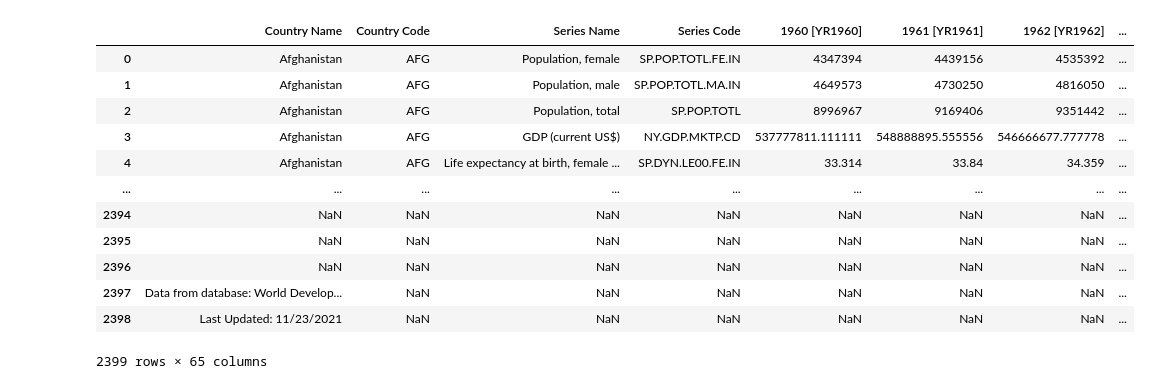
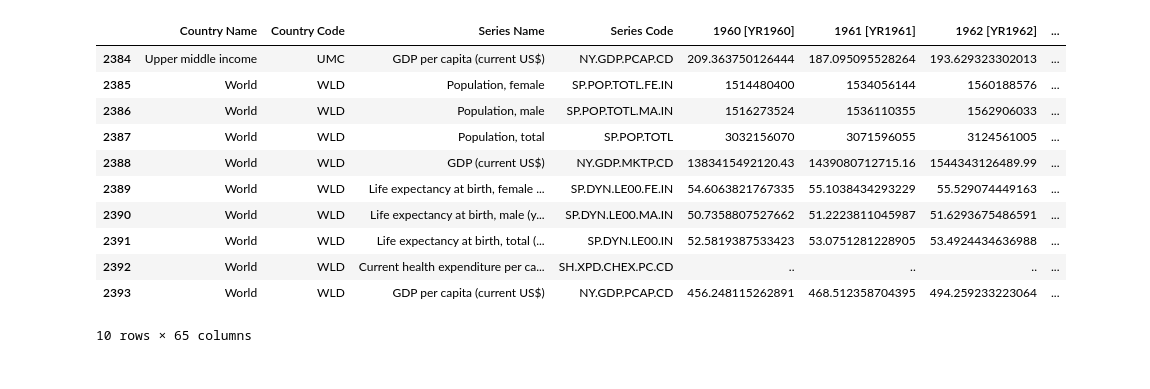
Before and after one commit to endjin/Endjin.RecommendedPractices.AzureDevopsPipelines.Python, a Jupyter notebook: worldbank_data.ipynb, the cells around one changed output. Drawn from its saved outputs; the diff is of its cells as text; code cells hidden in the pictures.

```diff
--- a/worldbank_data.ipynb
+++ b/worldbank_data.ipynb
@@ -7,22 +7,21 @@ from worldbank_data import DataWrangler
 # %%
 data_wrangler = DataWrangler()
 source_spreadsheet = '68fd98a4-a721-4a4b-ba8b-4fa738699aa2_Data.csv'
 df = data_wrangler.load_raw_data_from_excel(source_spreadsheet)
-df
+df.tail(10)
 # %% [output]
 |  | Country Name | Country Code | Series Name | Series Code | 1960 [YR1960] | 1961 [YR1961] | 1962 [YR1962] | ... |
-| 0 | Afghanistan | AFG | Population, female | SP.POP.TOTL.FE.IN | 4347394 | 4439156 | 4535392 | ... |
-| 1 | Afghanistan | AFG | Population, male | SP.POP.TOTL.MA.IN | 4649573 | 4730250 | 4816050 | ... |
-| 2 | Afghanistan | AFG | Population, total | SP.POP.TOTL | 8996967 | 9169406 | 9351442 | ... |
-| 3 | Afghanistan | AFG | GDP (current US$) | NY.GDP.MKTP.CD | 537777811.111111 | 548888895.555556 | 546666677.777778 | ... |
-| 4 | Afghanistan | AFG | Life expectancy at birth, female ... | SP.DYN.LE00.FE.IN | 33.314 | 33.84 | 34.359 | ... |
-| ... | ... | ... | ... | ... | ... | ... | ... | ... |
-| 2394 | NaN | NaN | NaN | NaN | NaN | NaN | NaN | ... |
-| 2395 | NaN | NaN | NaN | NaN | NaN | NaN | NaN | ... |
-| 2396 | NaN | NaN | NaN | NaN | NaN | NaN | NaN | ... |
-| 2397 | Data from database: World Develop... | NaN | NaN | NaN | NaN | NaN | NaN | ... |
-| 2398 | Last Updated: 11/23/2021 | NaN | NaN | NaN | NaN | NaN | NaN | ... |
+| 2384 | Upper middle income | UMC | GDP per capita (current US$) | NY.GDP.PCAP.CD | 209.363750126444 | 187.095095528264 | 193.629323302013 | ... |
+| 2385 | World | WLD | Population, female | SP.POP.TOTL.FE.IN | 1514480400 | 1534056144 | 1560188576 | ... |
+| 2386 | World | WLD | Population, male | SP.POP.TOTL.MA.IN | 1516273524 | 1536110355 | 1562906033 | ... |
+| 2387 | World | WLD | Population, total | SP.POP.TOTL | 3032156070 | 3071596055 | 3124561005 | ... |
+| 2388 | World | WLD | GDP (current US$) | NY.GDP.MKTP.CD | 1383415492120.43 | 1439080712715.16 | 1544343126489.99 | ... |
+| 2389 | World | WLD | Life expectancy at birth, female ... | SP.DYN.LE00.FE.IN | 54.6063821767335 | 55.1038434293229 | 55.529074449163 | ... |
+| 2390 | World | WLD | Life expectancy at birth, male (y... | SP.DYN.LE00.MA.IN | 50.7358807527662 | 51.2223811045987 | 51.6293675486591 | ... |
+| 2391 | World | WLD | Life expectancy at birth, total (... | SP.DYN.LE00.IN | 52.5819387533423 | 53.0751281228905 | 53.4924434636988 | ... |
+| 2392 | World | WLD | Current health expenditure per ca... | SH.XPD.CHEX.PC.CD | .. | .. | .. | ... |
+| 2393 | World | WLD | GDP per capita (current US$) | NY.GDP.PCAP.CD | 456.248115262891 | 468.512358704395 | 494.259233223064 | ... |
-2399 rows × 65 columns
+10 rows × 65 columns
 # %%
 df = data_wrangler.unpivot_data(df)
 df
```
Also changed, not shown: parts of 7 cells of this notebook, 3 other files.
